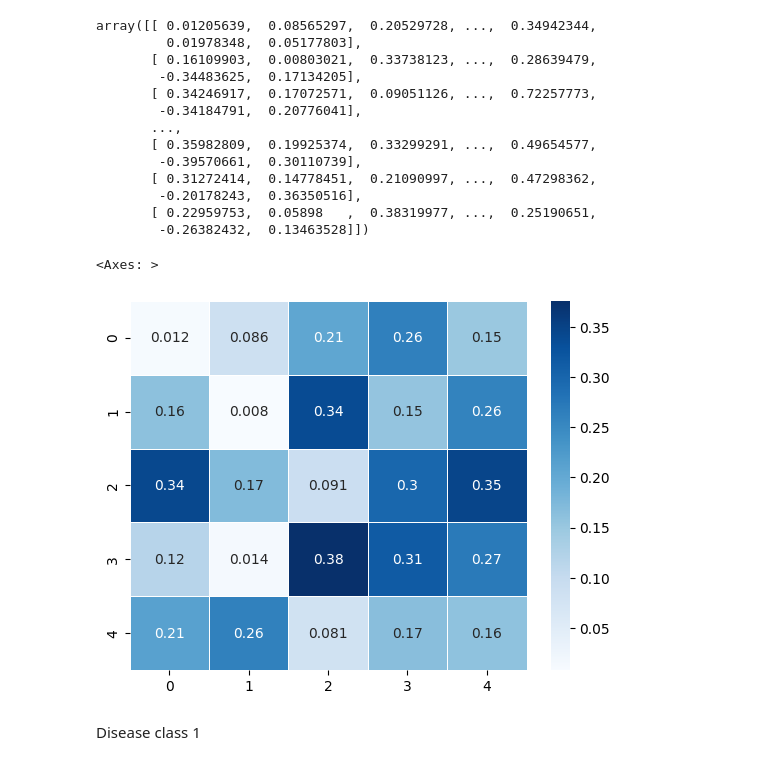
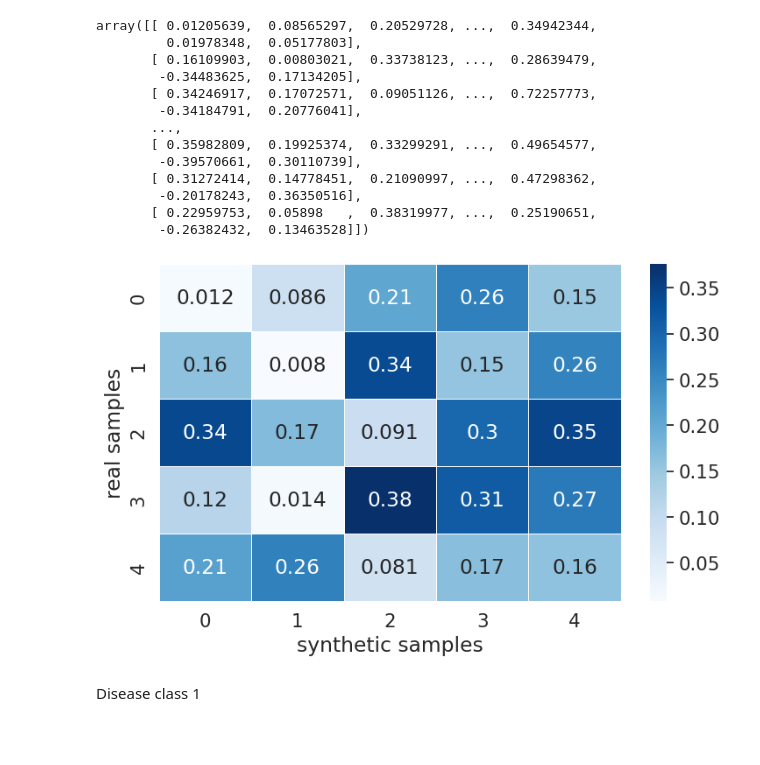
Before and after one commit to pallabee/master-thesis, a Jupyter notebook: evaluation/approach_1/pubmed/realistic_features.ipynb, the cells around one changed output. Saved outputs shown, nothing was run; the diff lists cells and outputs as text; code cells hidden in the pictures; blank space fills up the shorter version.

```diff
--- a/evaluation/approach_1/pubmed/realistic_features.ipynb
+++ b/evaluation/approach_1/pubmed/realistic_features.ipynb
@@ -555,12 +753,18 @@ array([[ 0.01205639,  0.08565297,  0.20529728, ...,  0.34942344,
         -0.20178243,  0.36350516],
        [ 0.22959753,  0.05898   ,  0.38319977, ...,  0.25190651,
         -0.26382432,  0.13463528]])
+# %%
+sns.set(font_scale=1.4)
 # %%
+fig, ax = plt.subplots(figsize=(8.5,5))
 sns.heatmap(cosine_sim(disease_class0.iloc[:5],disease0_sampled.iloc[:5]),
-            xticklabels = 1, annot=True, yticklabels = 1,fmt=".2g", cmap='Blues', linewidth=.5)
+            xticklabels = 1, annot=True, yticklabels = 1,fmt=".2g",
+            cmap='Blues', linewidth=.5, ax=ax)
+plt.xlabel("synthetic samples")
+plt.ylabel("real samples")
+plt.show()
 # %% [output]
-<Axes: >
-[figure, old version]
+[figure, new version]
 # %% [markdown]
 Disease class 1
 # %%
```
Also changed, not shown: parts of 41 cells of this notebook.
